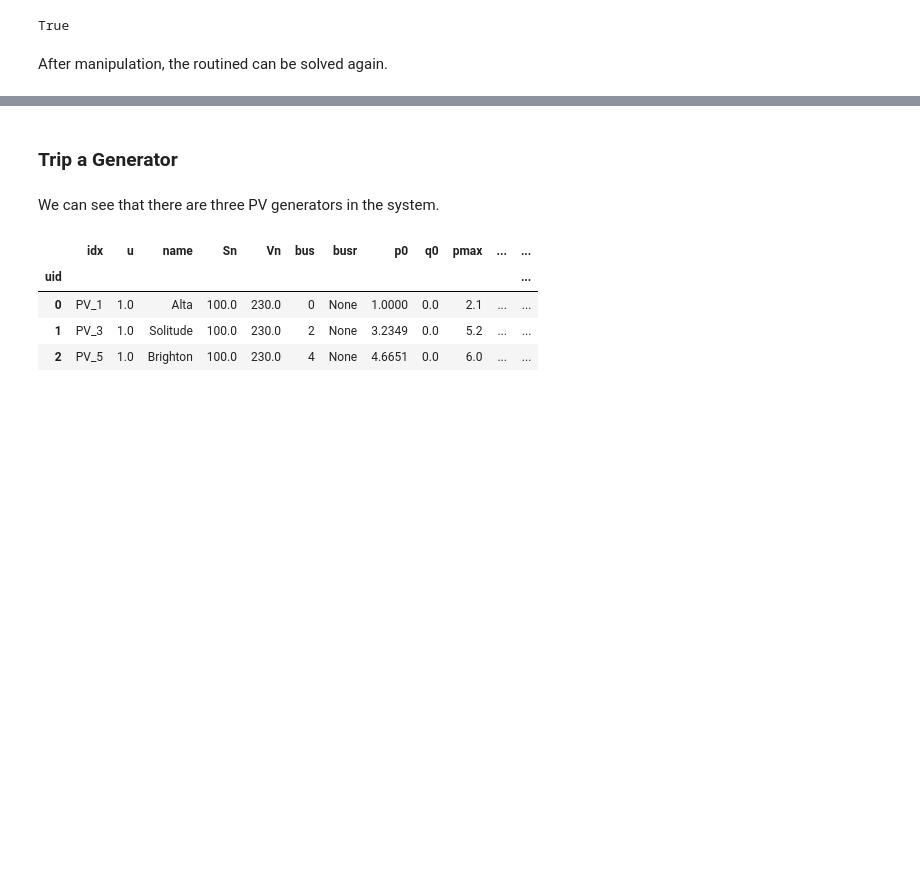
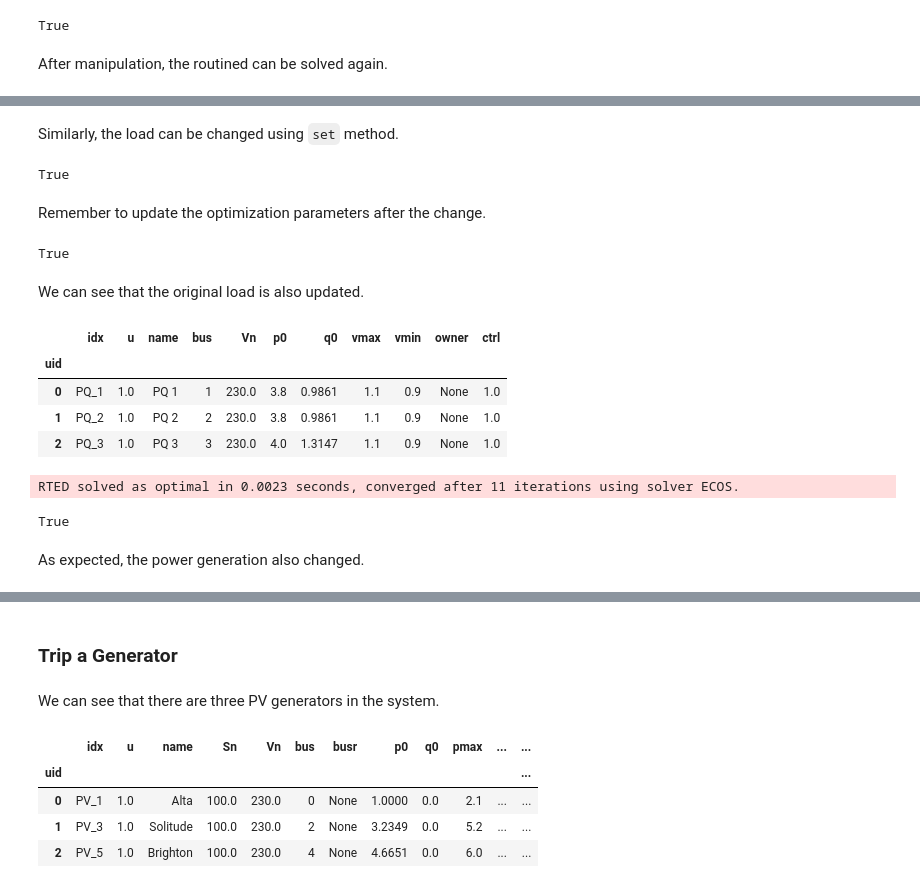
Before and after one commit to CURENT/ams, a Jupyter notebook: examples/ex2.ipynb, the cells around one changed output, grey strips where cells are left out. Drawn from its saved outputs; the diff is of its cells as text; code cells hidden in the pictures; blank space fills up the shorter version.

```diff
--- a/examples/ex2.ipynb
+++ b/examples/ex2.ipynb
@@ -92,3 +110,32 @@ True
+# %% [markdown]
+Similarly, the load can be changed using ``set`` method.
+# %%
+sp.RTED.set(src='pd', attr='v', idx=['PQ_1', 'PQ_2'], value=[3.8, 3.8])
+# %% [output]
+True
+# %% [markdown]
+Remember to update the optimization parameters after the change.
+# %%
+sp.RTED.update('pd')
+# %% [output]
+True
+# %% [markdown]
+We can see that the original load is also updated.
+# %%
+sp.PQ.as_df()
+# %% [output]
+|  | idx | u | name | bus | Vn | p0 | q0 | vmax | vmin | owner | ctrl |
+| uid |  |  |  |  |  |  |  |  |  |  |  |
+| 0 | PQ_1 | 1.0 | PQ 1 | 1 | 230.0 | 3.8 | 0.9861 | 1.1 | 0.9 | None | 1.0 |
+| 1 | PQ_2 | 1.0 | PQ 2 | 2 | 230.0 | 3.8 | 0.9861 | 1.1 | 0.9 | None | 1.0 |
+| 2 | PQ_3 | 1.0 | PQ 3 | 3 | 230.0 | 4.0 | 1.3147 | 1.1 | 0.9 | None | 1.0 |
+# %%
+sp.RTED.run(solver='ECOS')
+# %% [output]
+RTED solved as optimal in 0.0023 seconds, converged after 11 iterations using solver ECOS.
+True
+# %% [markdown]
+As expected, the power generation also changed.
 # %%
 sp.RTED.pg.v
 # %% [output]
```
Also changed, not shown: parts of 59 cells of this notebook, 1 other file.
